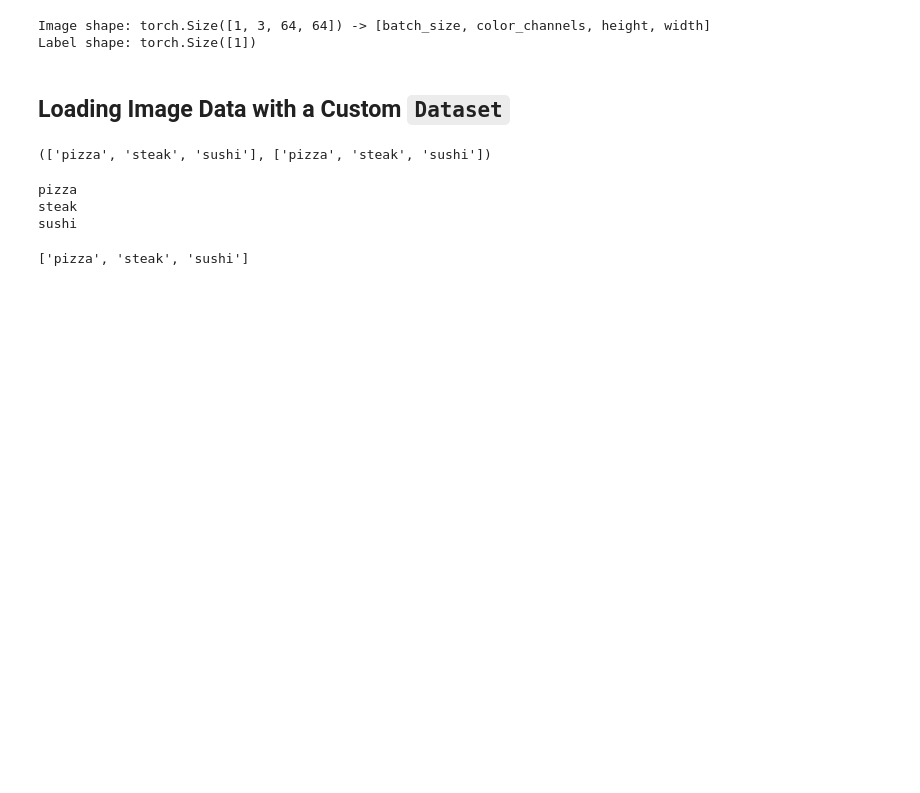
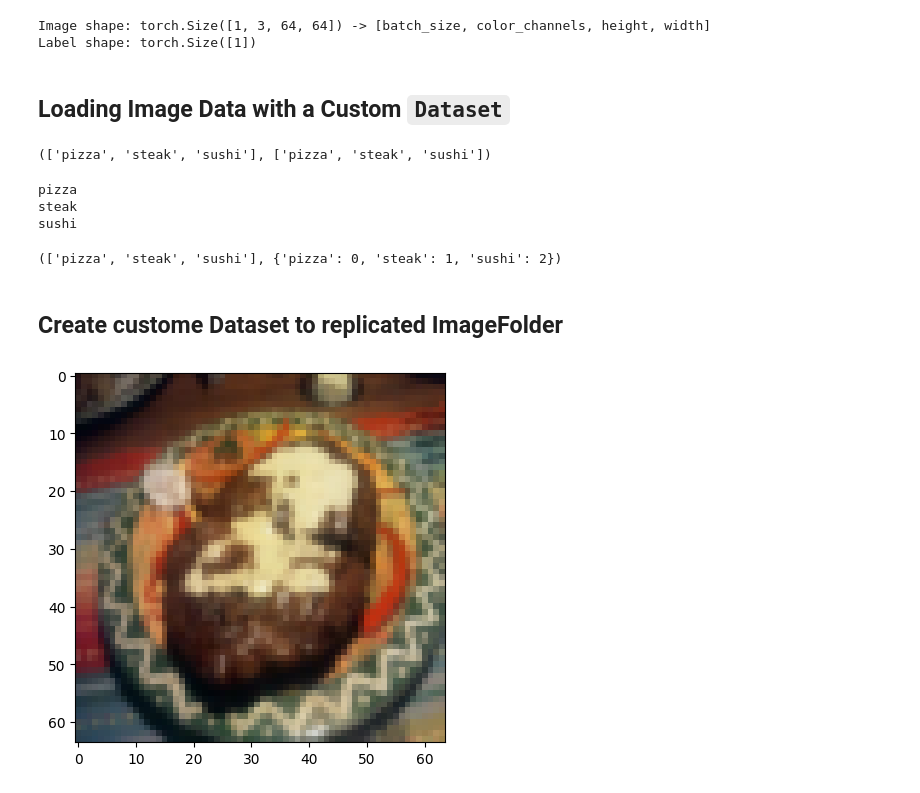
Before and after one commit to Kamaljit12/pytorch-tutorial, a Jupyter notebook: practice/04_custom_datasets.ipynb, the cells around one changed output. Cells and saved outputs as stored; diff of their text form; code cells hidden in the pictures; blank space fills up the shorter version.

```diff
--- a/practice/04_custom_datasets.ipynb
+++ b/practice/04_custom_datasets.ipynb
@@ -370,6 +375,25 @@ pizza
 steak
 sushi
 # %%
-classes = sorted(enrty.name for enrty in os.scandir(root_path) if enrty.is_dir())
+def find_classes(directory: str):
+
+    """
+    function to retrun classes and class to idx in dict
+    """
+
+    # 1. Get the class names by scanning the target directory
+    classes = sorted(enrty.name for enrty in os.scandir(root_path) if enrty.is_dir())
+    # 2. Raise an error if class names not found
+    if not classes:
+        raise FileNotFoundError(f"Couldn't find any classes in {directory}")
+
+    class_to_idx = {val:idx for idx, val in enumerate(classes)}
+
+    return classes, class_to_idx
-# %% [output]
-['pizza', 'steak', 'sushi']
+# %%
+classes, class_to_idx = find_classes(directory=root_path)
+classes, class_to_idx
+# %% [output]
+(['pizza', 'steak', 'sushi'], {'pizza': 0, 'steak': 1, 'sushi': 2})
+# %% [markdown]
+## Create custome Dataset to replicated ImageFolder
@@ -375,0 +402,7 @@ classes = sorted(enrty.name for enrty in os.scandir(root_path) if enrty.is_dir()
+# %%
+import PIL
+
+img_squeezed = img.squeeze().permute(1, 2, 0)
+plt.imshow(img_squeezed);
+# %% [output]
+[figure, added]
```
Also changed, not shown: parts of 30 cells of this notebook, 1 other file.
